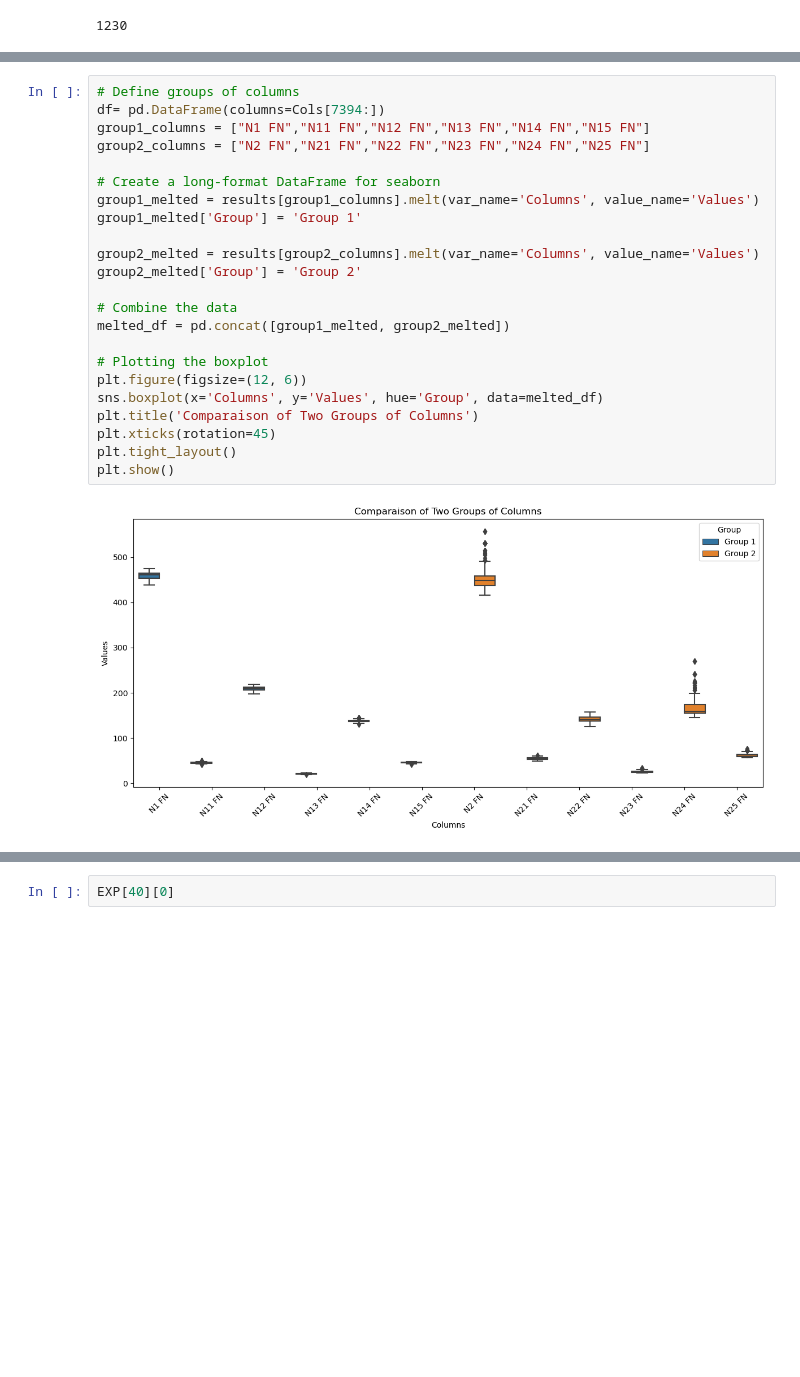
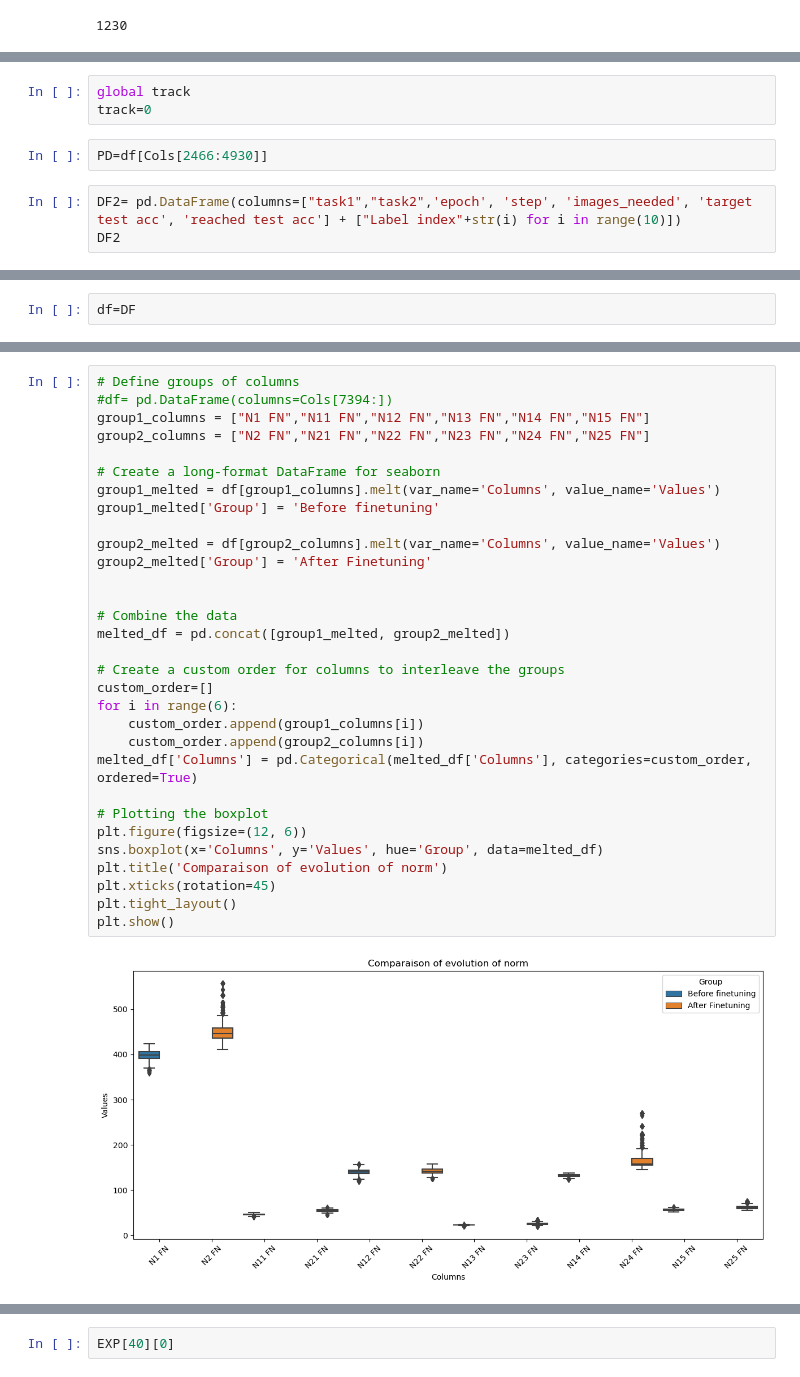
Before and after one commit to AymenTlili131/Federated-Continual-learning-, a Jupyter notebook: New/MSE.ipynb, the cells around one changed output, grey strips where cells are left out. Cells and saved outputs as stored; diff of their text form; blank space fills up the shorter version.

```diff
--- a/New/MSE.ipynb
+++ b/New/MSE.ipynb
@@ -1470,0 +1958,8 @@ Transformer Test set:    AE epoch best.pth 0.05860063061118126
+# %%
+global track
+track=0
+# %%
+PD=df[Cols[2466:4930]]
+# %%
+DF2= pd.DataFrame(columns=["task1","task2",'epoch', 'step', 'images_needed', 'target test acc', 'reached test acc'] + ["Label index"+str(i) for i in range(10)])
+DF2
@@ -1471,3 +2349,5 @@ Transformer Test set:    AE epoch best.pth 0.05860063061118126
+# %%
+df=DF
 # %%
 results=DF[Cols[7394:]]
 results
@@ -1510,25 +2390,33 @@ plt.show()
 # %%
 # Define groups of columns
-df= pd.DataFrame(columns=Cols[7394:])
+#df= pd.DataFrame(columns=Cols[7394:])
 group1_columns = ["N1 FN","N11 FN","N12 FN","N13 FN","N14 FN","N15 FN"]
 group2_columns = ["N2 FN","N21 FN","N22 FN","N23 FN","N24 FN","N25 FN"]
 
 # Create a long-format DataFrame for seaborn
-group1_melted = results[group1_columns].melt(var_name='Columns', value_name='Values')
-group1_melted['Group'] = 'Group 1'
+group1_melted = df[group1_columns].melt(var_name='Columns', value_name='Values')
+group1_melted['Group'] = 'Before finetuning'
 
-group2_melted = results[group2_columns].melt(var_name='Columns', value_name='Values')
-group2_melted['Group'] = 'Group 2'
+group2_melted = df[group2_columns].melt(var_name='Columns', value_name='Values')
+group2_melted['Group'] = 'After Finetuning'
+
 
 # Combine the data
 melted_df = pd.concat([group1_melted, group2_melted])
 
+# Create a custom order for columns to interleave the groups
+custom_order=[]
+for i in range(6):
+    custom_order.append(group1_columns[i])
+    custom_order.append(group2_columns[i])
+melted_df['Columns'] = pd.Categorical(melted_df['Columns'], categories=custom_order, ordered=True)
+
 # Plotting the boxplot
 plt.figure(figsize=(12, 6))
 sns.boxplot(x='Columns', y='Values', hue='Group', data=melted_df)
-plt.title('Comparaison of Two Groups of Columns')
+plt.title('Comparaison of evolution of norm')
 plt.xticks(rotation=45)
 plt.tight_layout()
 plt.show()
 # %% [output]
-[figure, old version]
+[figure, new version]
```
Also changed, not shown: parts of 65 cells of this notebook, 24 other files.
